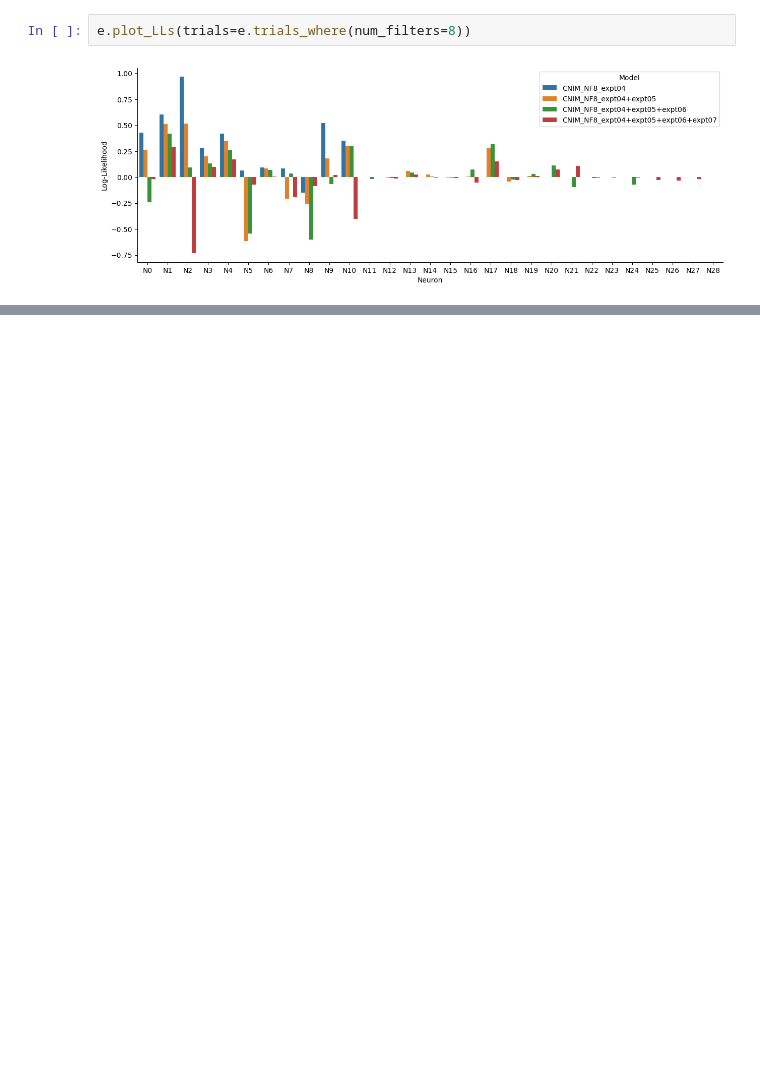
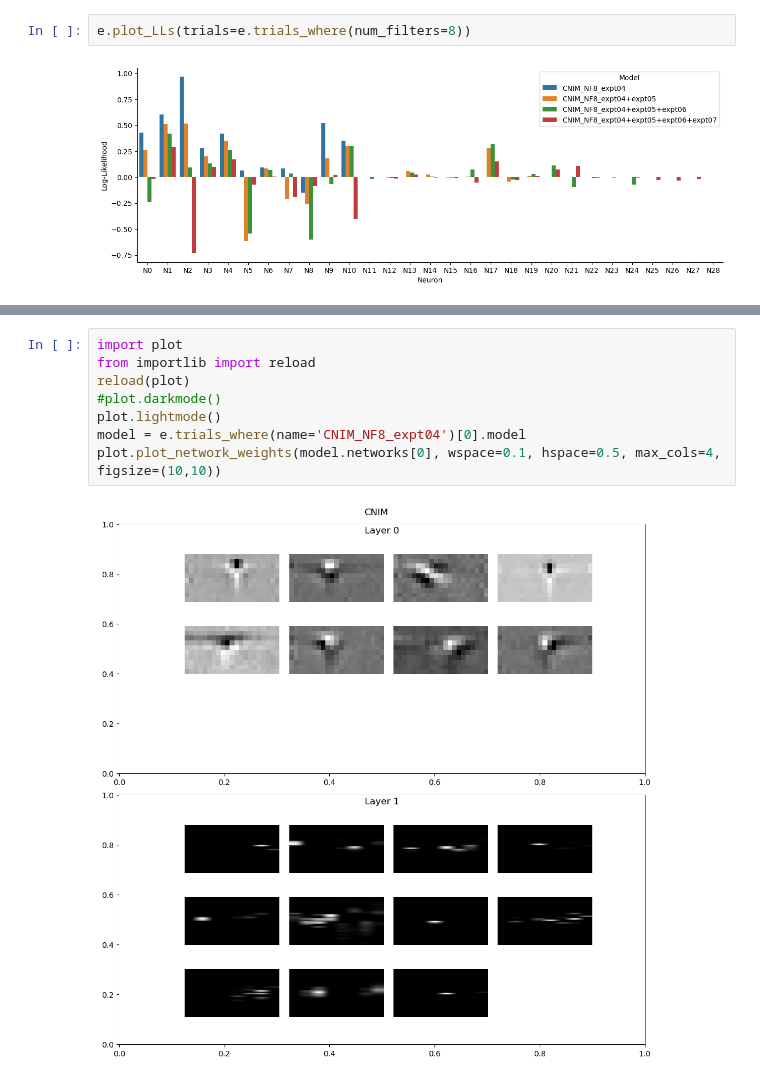
Before and after one commit to NeuroTheoryUMD/mattjac, a Jupyter notebook: v1/exp_CNIM.ipynb, the cells around one changed output, grey strips where cells are left out. Cells and saved outputs as stored; diff of their text form; blank space fills up the shorter version.

Commit message:
Updating plot code. Updating predict code.

```diff
--- a/v1/exp_CNIM.ipynb
+++ b/v1/exp_CNIM.ipynb
@@ -38,0 +39,10 @@ lazy loading losses
+# %%
+import plot
+from importlib import reload
+reload(plot)
+#plot.darkmode()
+plot.lightmode()
+model = e.trials_where(name='CNIM_NF8_expt04')[0].model
+plot.plot_network_weights(model.networks[0], wspace=0.1, hspace=0.5, max_cols=4, figsize=(10,10))
+# %% [output]
+[figure, added]
```
Also changed, not shown: parts of 10 cells of this notebook, 4 other files.
